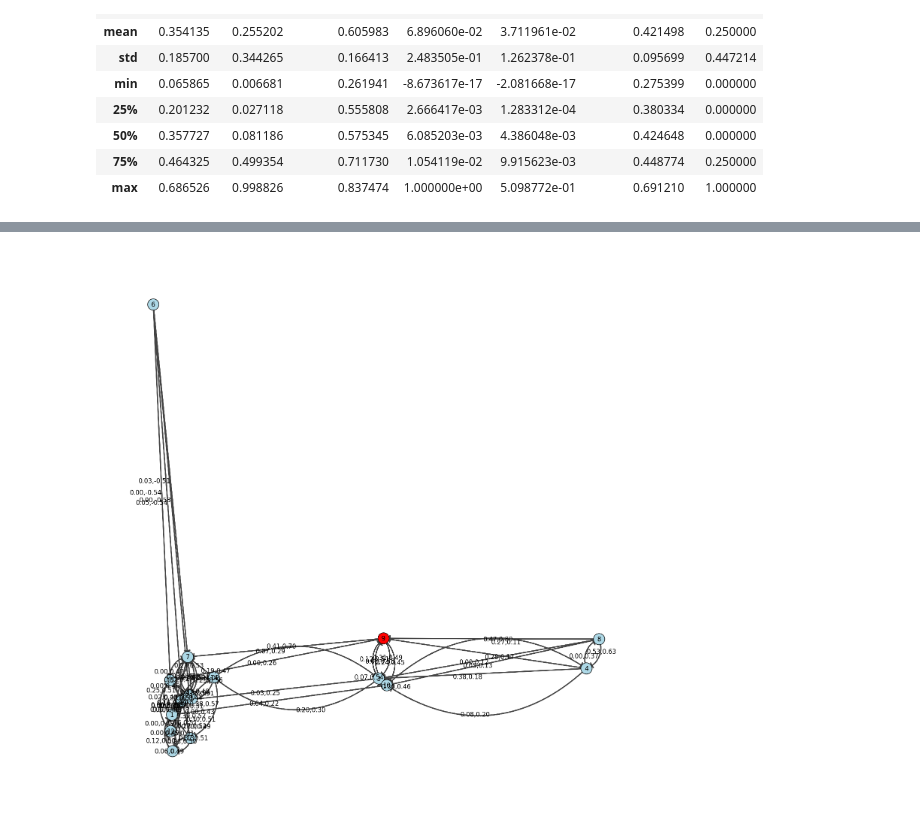
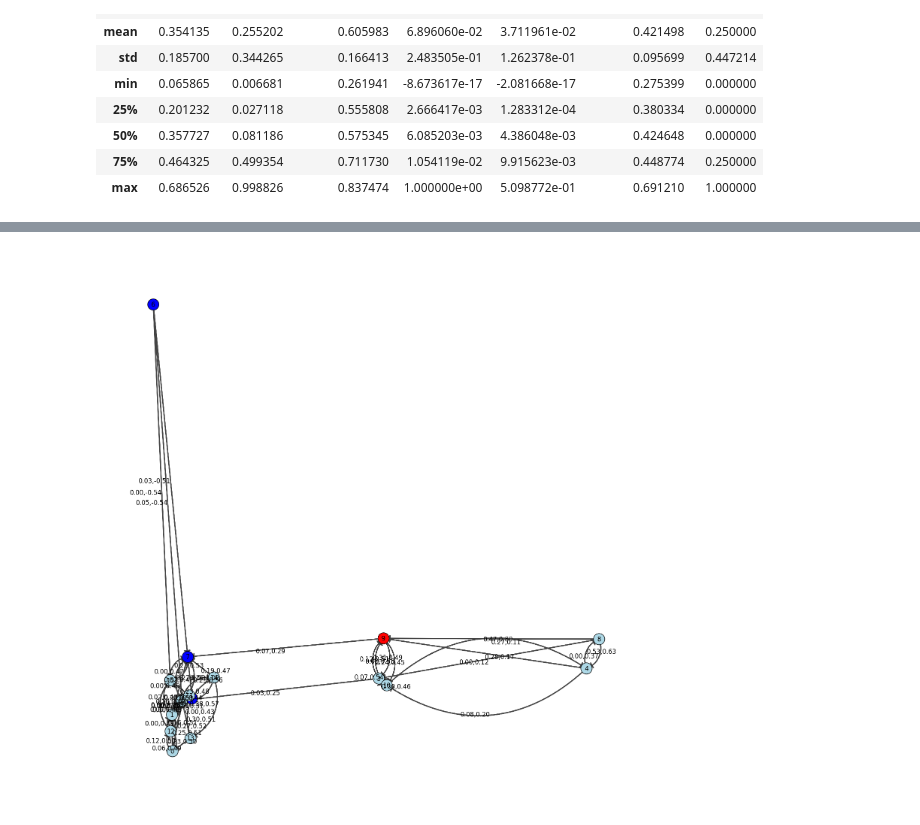
Before and after one commit to cwl02716/pareto-optimal-recourse, a Jupyter notebook: src/test.ipynb, the cells around one changed output, grey strips where cells are left out. Saved outputs shown, nothing was run; the diff lists cells and outputs as text; code cells hidden in the pictures.

Commit message:
feat: visualize all terminate points

```diff
--- a/src/test.ipynb
+++ b/src/test.ipynb
@@ -62,6 +62,6 @@ df_small.describe()
 # %%
 from algo import recourse
 # %%
-graph, dists = recourse(df_small, 4, source, limit=100000)
+graph, ts, dists = recourse(df_small, 3, source, limit=100000)
 dists
 # %% [output]
@@ -85,6 +84,0 @@ dists
-# %%
-from sklearn.decomposition import PCA
-
-pca = PCA(2)
-coord = pca.fit_transform(df_small.drop(columns=["50K"]))
-coord
@@ -109,17 +112,20 @@ coord
 # %%
 import igraph as ig
 import matplotlib.pyplot as plt
 
 fig, ax = plt.subplots(figsize=(15, 15), layout="tight")
 ig.plot(
     graph,
     ax,
     layout=coord.to_numpy().tolist(),
     edge_arrow_size=2,
     vertex_label=graph.vs.indices,
-    vertex_color=["red" if i == source else "lightblue" for i in range(graph.vcount())],
+    vertex_color=[
+        "red" if i == source else "blue" if i in ts else "lightblue"
+        for i in range(graph.vcount())
+    ],
     edge_label=[f"{a:.2f},{b:.2f}" for a, b in graph.es["cost"]],
 )
 plt.show()
 # %% [output]
-[figure, old version]
+[figure, new version]
```
Also changed, not shown: parts of 5 cells of this notebook, 2 other files.
